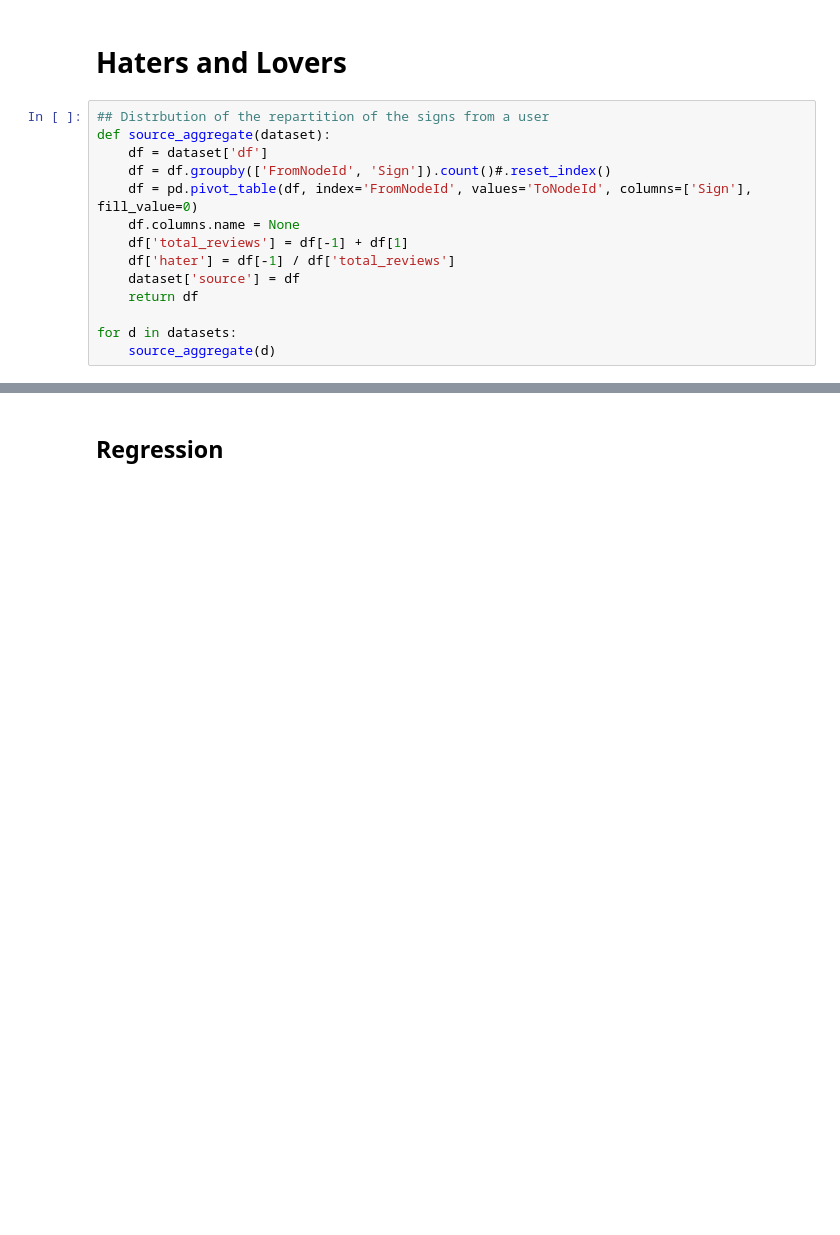
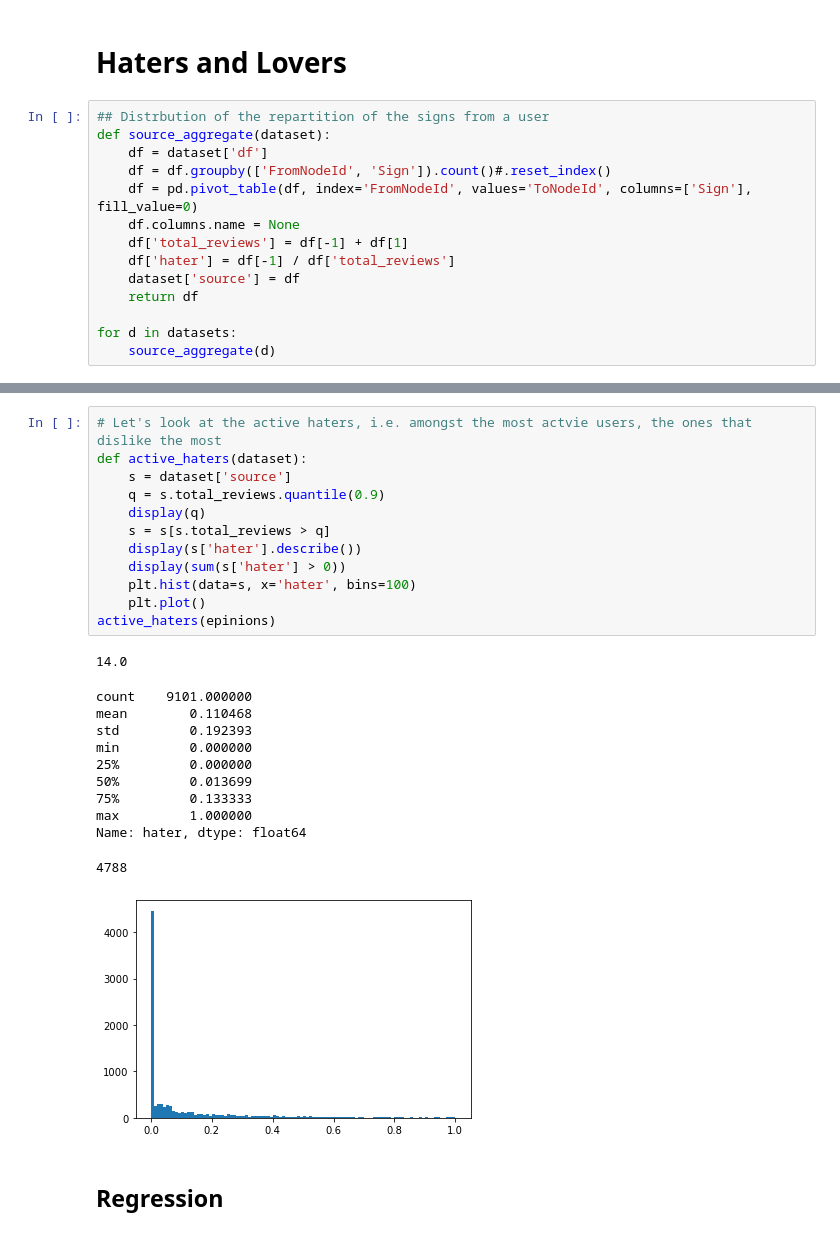
Before and after one commit to epfl-ada/ada-2020-project-milestone-p3-p3_adaptateur, a Jupyter notebook: notebook.ipynb, the cells around one changed output, grey strips where cells are left out. Drawn from its saved outputs; the diff is of its cells as text; blank space fills up the shorter version.

```diff
--- a/notebook.ipynb
+++ b/notebook.ipynb
@@ -285,3 +285,28 @@ for d in datasets:
+# %%
+# Let's look at the active haters, i.e. amongst the most actvie users, the ones that dislike the most
+def active_haters(dataset):
+    s = dataset['source']
+    q = s.total_reviews.quantile(0.9)
+    display(q)
+    s = s[s.total_reviews > q]
+    display(s['hater'].describe())
+    display(sum(s['hater'] > 0))
+    plt.hist(data=s, x='hater', bins=100)
+    plt.plot()
+active_haters(epinions)
+# %% [output]
+14.0
+count    9101.000000
+mean        0.110468
+std         0.192393
+min         0.000000
+25%         0.000000
+50%         0.013699
+75%         0.133333
+max         1.000000
+Name: hater, dtype: float64
+4788
+[figure, added]
 # %% [markdown]
 ## Regression
 # %%
```
Also changed, not shown: parts of 3 cells of this notebook.
